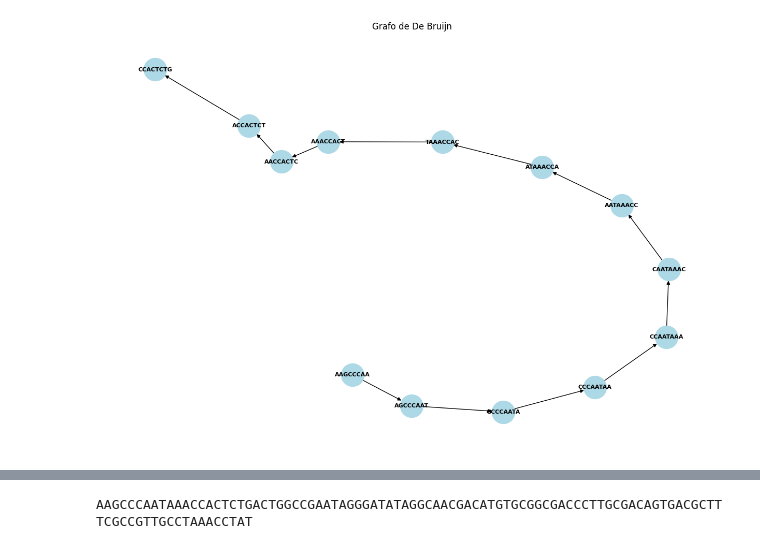
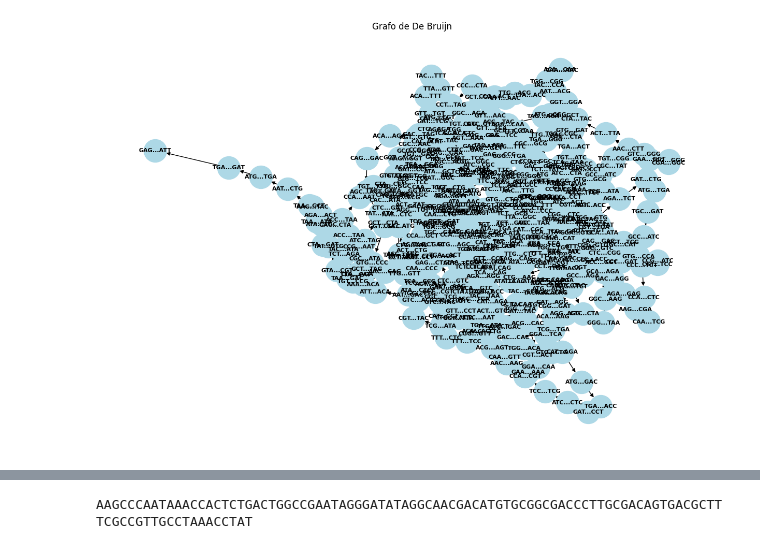
Before and after one commit to Arthurfpmaciel/DeBruijnGraph, a Jupyter notebook: teste.ipynb, the cells around one changed output, grey strips where cells are left out. Cells and saved outputs as stored; diff of their text form; code cells hidden in the pictures.

Commit message:
testei reconstruir o genoma com o grafo de DeBruijn mas ainda ta dando erro

```diff
--- a/teste.ipynb
+++ b/teste.ipynb
@@ -53,14 +53,6 @@ class Gerenciador_de_Genomas:
                     Graph.add_edge(kmers[i], kmers[j])
         return Graph
 
-    def desenhar_grafo(self,grafo):
-        pos = nx.spring_layout(grafo)
-        plt.figure(figsize=(12, 8))
-
-        nx.draw(grafo, pos, with_labels=True, node_size=1000, node_color='lightblue', font_size=5, font_color='black', font_weight='bold', arrows=True)
-        plt.title("Grafo de De Bruijn")
-        plt.show()
-
     def desenhar_grafo(self, grafo):
         pos = nx.spring_layout(grafo)
         plt.figure(figsize=(12, 8))
@@ -80,12 +72,36 @@ class Gerenciador_de_Genomas:
 
         plt.title("Grafo de De Bruijn")
         plt.show()
+
+    def verificar_se_tem_caminho_euleriano(self,grafo):
+        return nx.has_eulerian_path(grafo)
+
+    def obter_caminho_euleriano(self,grafo):
+        caminho_arestas = list(nx.eulerian_path(grafo))
+        caminho = [i[0] for i in caminho_arestas] + [caminho_arestas[-1][1]]
+        return caminho
+
+    def reconstruir_genoma(self,caminho_euleriano):
+        new_genoma = caminho_euleriano[0] + "".join([i[-1] for i in caminho_euleriano])
+        return new_genoma
+
+    def comparar_genormas(self,genoma1, genoma2):
+        count = 0
+        for i in range(len(genoma1)):
+            if i > len(genoma2) -1:
+                break
+            if genoma1[i] == genoma2[i]:
+                count +=1
+        corr = count/len(genoma1)
+        return corr
+
+# talvez fazer fusão de arestas em série para simplificar o grafo
 # %%
 manager = Gerenciador_de_Genomas()
-genoma_teste = manager.gerar_genoma(20, random_state=42)
+genoma_teste = manager.gerar_genoma(500, random_state=None)
 print(genoma_teste)
-reads_teste = manager.gerar_reads(genoma_teste, tamanho_read=20)
-kmers_teste = manager.gerar_kmers(reads_teste, k=8)
+reads_teste = manager.gerar_reads(genoma_teste, tamanho_read=80,cobertura=1)
+kmers_teste = manager.gerar_kmers(reads_teste, k=70)
 grafo_de_bruijn_teste = manager.gerar_grafo_de_DeBruijn(kmers_teste)
 manager.desenhar_grafo(grafo_de_bruijn_teste)
 # %% [output]
@@ -93 +109 @@ AAGCCCAATAAACCACTCTG
-[figure, old version]
+[figure, new version]
```
Also changed, not shown: parts of 2 cells of this notebook.
